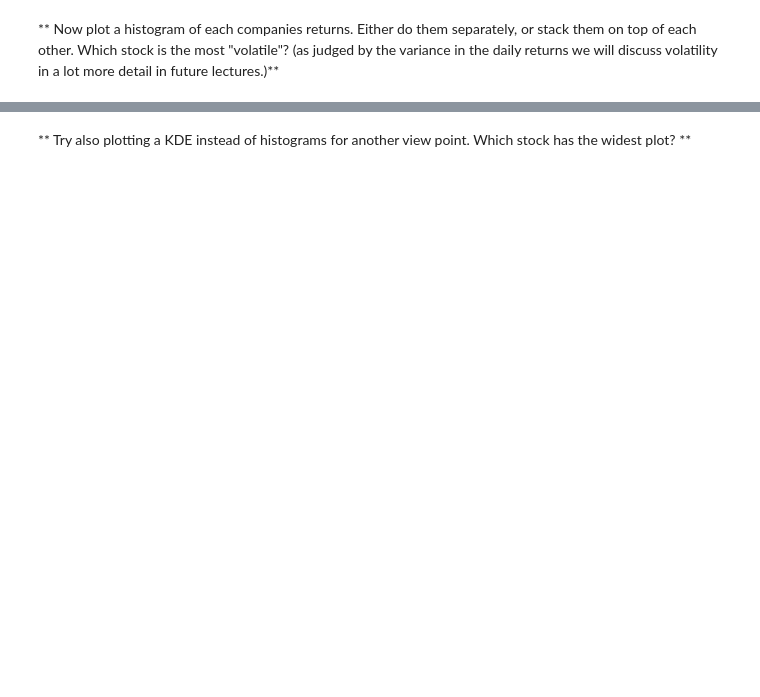
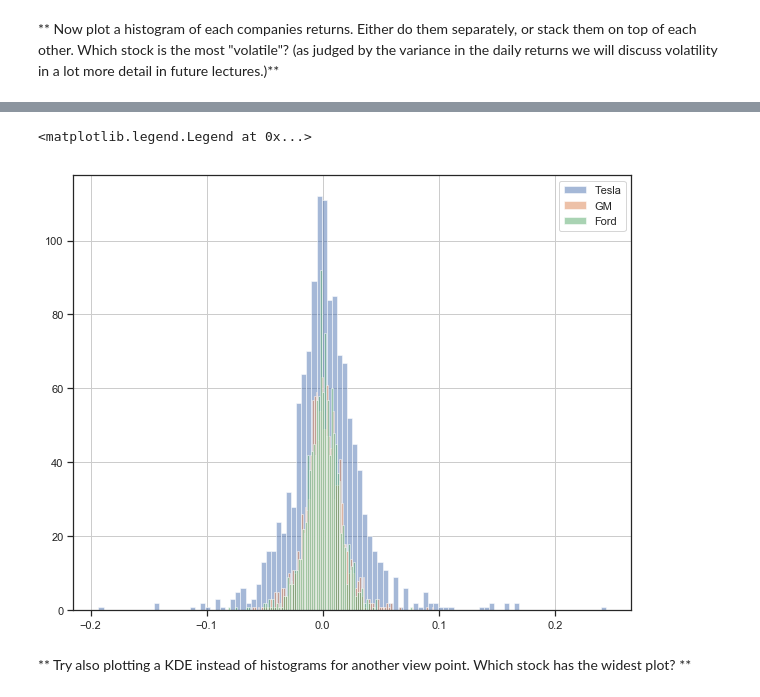
Before and after one commit to 0xkaitensushi/Basic-Stock-Market-Analysis-Project, a Jupyter notebook: Stock Market Analysis Project.ipynb, the cells around one changed output, grey strips where cells are left out. Saved outputs shown, nothing was run; the diff lists cells and outputs as text; code cells hidden in the pictures; blank space fills up the shorter version.

```diff
--- a/Stock Market Analysis Project.ipynb
+++ b/Stock Market Analysis Project.ipynb
@@ -229,0 +180,3 @@ This defines r_t (return at time t) as equal to the price at time t divided by t
+# %%
+tesla['Close r_t-1'] = tesla['Close'].shift(1)
+tesla['daily percentage change'] = (tesla['Close']/tesla['Close r_t-1'])-1
@@ -248,2 +200,10 @@ This defines r_t (return at time t) as equal to the price at time t divided by t
+# %%
+tesla['daily percentage change'].hist(bins=100,label='Tesla',figsize=(10,8),alpha=0.5)
+gm['daily percentage change'].hist(bins=100,label='GM',alpha=0.5)
+ford['daily percentage change'].hist(bins=100,label='Ford',alpha=0.5)
+plt.legend()
+# %% [output]
+<matplotlib.legend.Legend at 0x...>
+[figure, added]
 # %% [markdown]
 ** Try also plotting a KDE instead of histograms for another view point. Which stock has the widest plot? **
```
Also changed, not shown: parts of 30 cells of this notebook.
